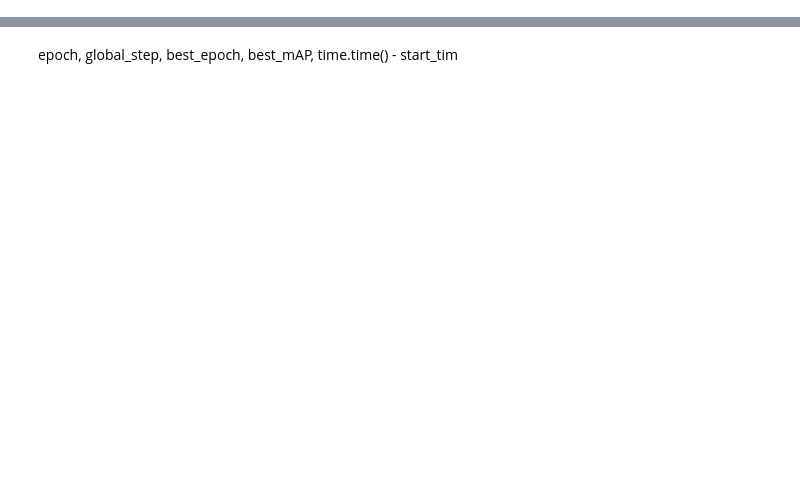
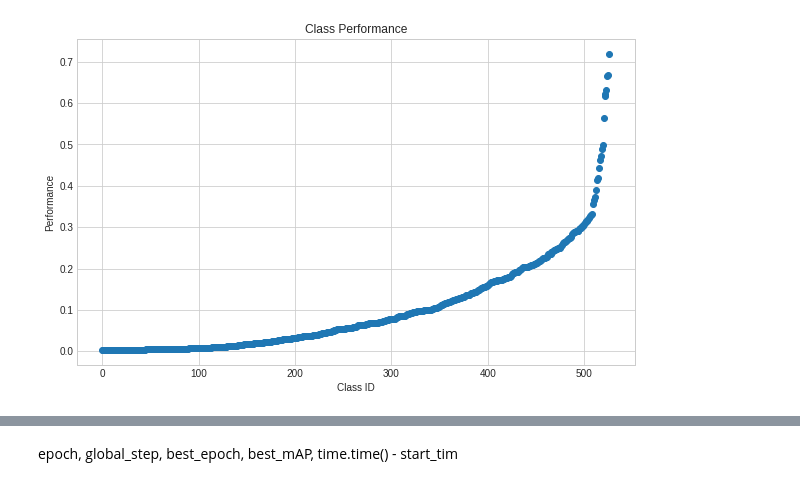
Before and after one commit to lijuncheng16/AudioTaggingDoneRight, a Jupyter notebook: src/read_exp_results.ipynb, the cells around one changed output, grey strips where cells are left out. Cells and saved outputs as stored; diff of their text form; code cells hidden in the pictures; blank space fills up the shorter version.

```diff
--- a/src/read_exp_results.ipynb
+++ b/src/read_exp_results.ipynb
@@ -108,0 +202,3 @@ SyntaxError: invalid syntax (<ipython-input-26-84708d29dc5c>, line 4)
+# %%
+bal_model_suck_50 = model_suck_50
+print(bal_model_suck_50)
@@ -108,0 +220,6 @@ SyntaxError: invalid syntax (<ipython-input-26-84708d29dc5c>, line 4)
+# %%
+worst_classes = []
+for mAP, class_id in sorted(class_perfs3)[:100]:
+    if class_id in overlap:
+        print(f"Class ID: {class_id}, Class Name: {class_dic[str(class_id)]}, mAP: {mAP}")
+        worst_classes.append((class_id, mAP))
@@ -108,0 +248,5 @@ SyntaxError: invalid syntax (<ipython-input-26-84708d29dc5c>, line 4)
+# %%
+model_suck_50 = []
+for mAP, class_id in sorted(class_perfs3)[:100]:
+    print(class_id, class_dic[str(class_id)], mAP)
+    model_suck_50.append(class_id)
@@ -108,0 +271,5 @@ SyntaxError: invalid syntax (<ipython-input-26-84708d29dc5c>, line 4)
+# %%
+class_perfs2 = []
+for class_id, mAP in enumerate(zip(result_AP2, result_auc2)):
+    print(class_id, mAP[0], mAP[1])
+    class_perfs2.append((mAP[0], class_id))
@@ -108,0 +317,29 @@ SyntaxError: invalid syntax (<ipython-input-26-84708d29dc5c>, line 4)
+# %%
+class_performance_np = np.array(class_perfs2)
+
+# Sort by performance
+sorted_indices = np.argsort(class_performance_np[:, 0])
+sorted_data = class_performance_np[sorted_indices]
+
+# Separate the class_ids and performances
+class_ids = sorted_data[:, 1]
+performances = sorted_data[:, 0]
+
+new_index = np.arange(len(class_ids))
+
+# Plot the data
+plt.figure(figsize=(10,6))
+plt.scatter(new_index, performances)
+plt.title('Class Performance')
+plt.ylabel('Performance')
+plt.xlabel('Class ID')
+plt.show()
+# plt.figure(figsize=(10,6))
+# plt.hexbin(new_index, performances, gridsize=50, cmap='inferno')
+# plt.title('Class Performance')
+# plt.ylabel('Performance')
+# plt.xlabel('New Index')
+# plt.colorbar(label='Density')
+# plt.show()
+# %% [output]
+[figure, added]
```
Also changed, not shown: parts of 61 cells of this notebook, 2 other files.
